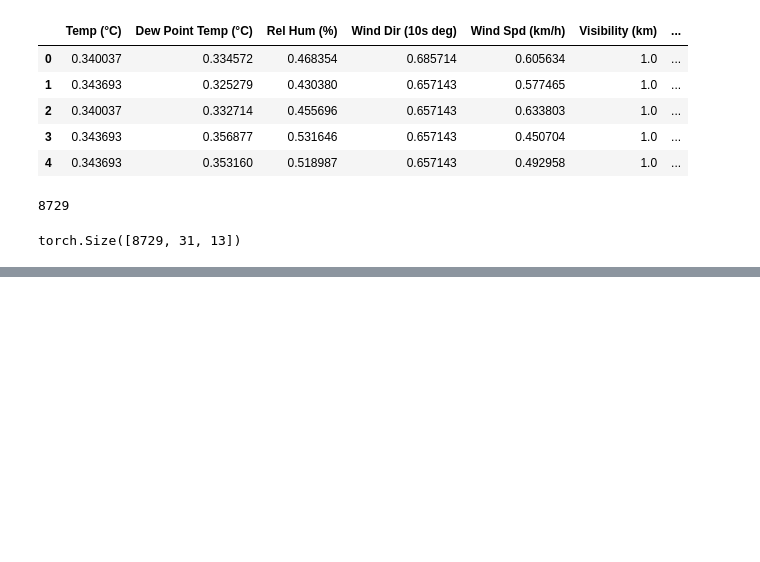
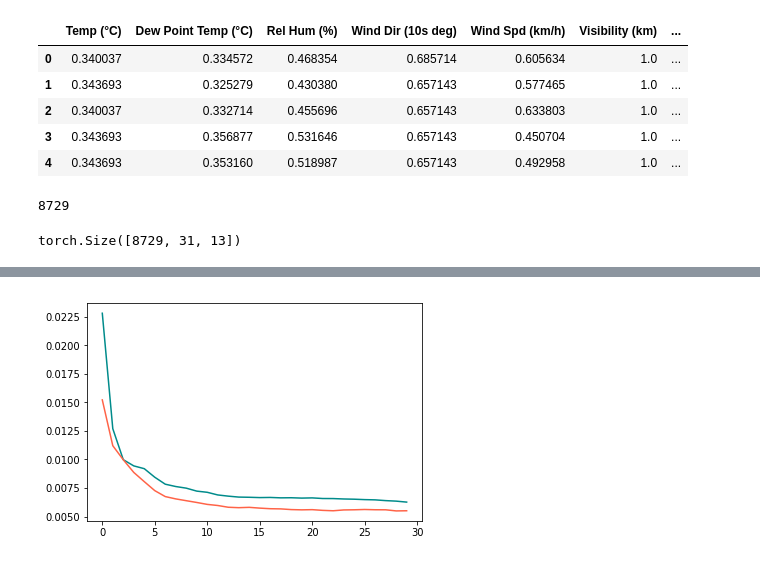
Before and after one commit to sherry-zkuai/air-quality-ai, a Jupyter notebook: toronto_model.ipynb, the cells around one changed output, grey strips where cells are left out. Drawn from its saved outputs; the diff is of its cells as text; code cells hidden in the pictures; blank space fills up the shorter version.

```diff
--- a/toronto_model.ipynb
+++ b/toronto_model.ipynb
@@ -19,5 +30,5 @@ data=pd.read_csv('toronto.csv')
 # %%
-data.fillna(np.mean(data),inplace=True)
+# data.fillna(np.mean(data),inplace=True)
 # %%
 data.head()
 # %% [output]
@@ -171,0 +190,11 @@ Epoch 13: Loss = 0.00658471
+# %%
+def save_model(epoch, model, path='./'):
+
+    # file name and path
+    filename = path + 'neural_network_{}.pt'.format(epoch)
+
+    # load the model parameters
+    torch.save(model.state_dict(), filename)
+
+
+    return model
@@ -171,0 +212,50 @@ Epoch 13: Loss = 0.00658471
+# %%
+input_size=13
+hidden_size=24
+num_layers=2
+lstm=LSTM(input_size,hidden_size,num_layers)
+
+learning_rate=0.01
+max_grad_norm=5
+loss_fn = nn.MSELoss()
+optimizer = optim.Adam(lstm.parameters(), lr=learning_rate,weight_decay=0.000001)
+
+batch_size = 8
+num_epochs = 30 #3
+# num_sequences = x_train_set.size(0)
+# num_batches = num_sequences //batch_size
+
+checkpoint_freq = 10
+path = './'
+
+train_losses=[]
+valid_losses=[]
+
+print("Training model for {} epoch".format(num_epochs))
+for epoch in range(num_epochs):
+#     total_loss = 0
+
+    # Shuffle input and target sequences.
+    idx = torch.randperm(x_train_set.size(0))
+    x = x_train_set[idx]
+    y = y_train_set[idx]
+
+    train_loss=train(lstm,x_train_set,y_train_set,optimizer,batch_size,epoch)
+    valid_loss=eval(lstm,x_valid_set,y_valid_set,optimizer,batch_size)
+
+    train_losses.append(train_loss)
+    valid_losses.append(valid_loss)
+
+    # Checkpoint
+    if epoch % checkpoint_freq ==0:
+        save_model(epoch, lstm, path)
+
+# Last checkpoint
+save_model(num_epochs, lstm, path)
+
+print("\n\n\nOptimization ended.\n")
+
+plt.plot(train_losses, color="darkcyan", label="train")
+plt.plot(valid_losses, color="tomato",label="validation")
+plt.show()
+# %% [output]
@@ -171,0 +279 @@ Epoch 13: Loss = 0.00658471
+[figure, added]
```
Also changed, not shown: parts of 9 cells of this notebook, 2 other files.
